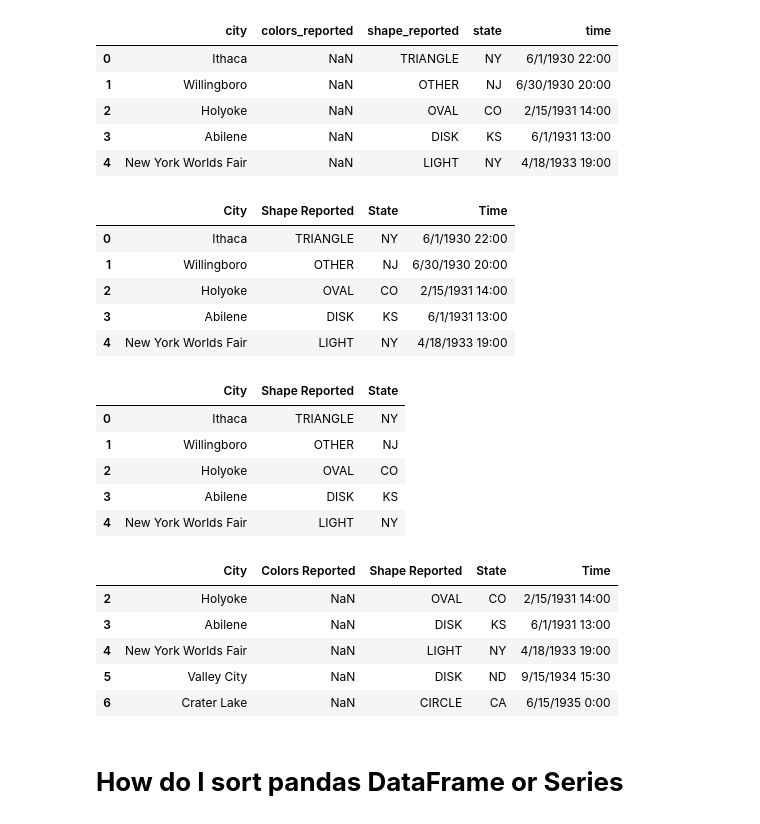
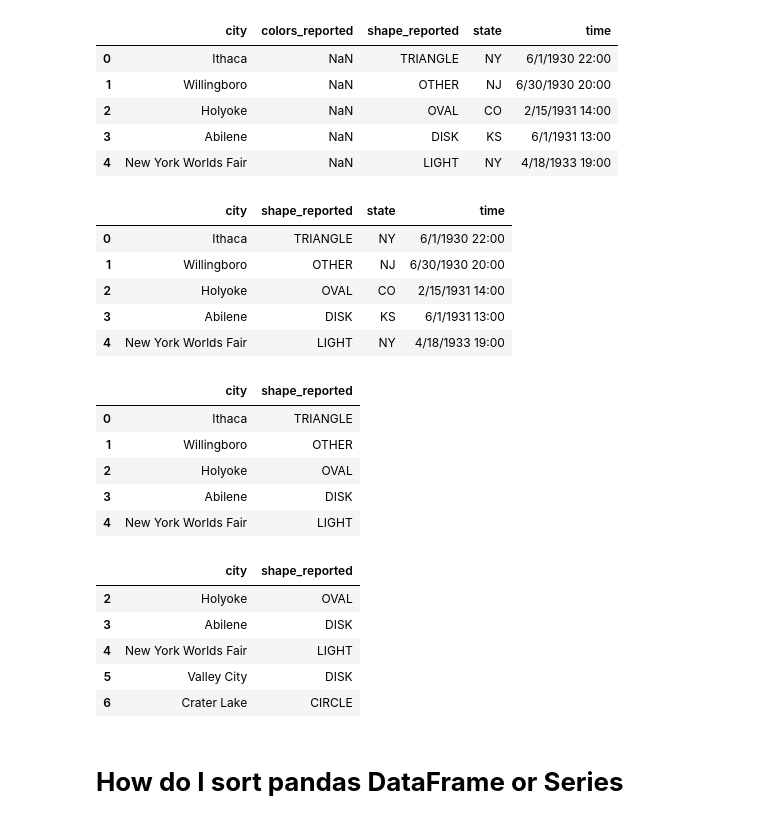
Before and after one commit to monisakhtar/ML, a Jupyter notebook: Pandas.ipynb, the cells around one changed output. Drawn from its saved outputs; the diff is of its cells as text; code cells hidden in the pictures.

```diff
--- a/Pandas.ipynb
+++ b/Pandas.ipynb
@@ -249,11 +249,11 @@ ufo.head()
 | 4 | New York Worlds Fair | NaN | LIGHT | NY | 4/18/1933 19:00 |
 # %%
 # Dropping single column
-ufo.drop('Colors Reported', axis = 1, inplace = True)
+ufo.drop('colors_reported', axis = 1, inplace = True)
 # axis = 1 means column
 ufo.head()
 # %% [output]
-|  | City | Shape Reported | State | Time |
+|  | city | shape_reported | state | time |
 | 0 | Ithaca | TRIANGLE | NY | 6/1/1930 22:00 |
 | 1 | Willingboro | OTHER | NJ | 6/30/1930 20:00 |
 | 2 | Holyoke | OVAL | CO | 2/15/1931 14:00 |
@@ -261,27 +261,27 @@ ufo.head()
 | 4 | New York Worlds Fair | LIGHT | NY | 4/18/1933 19:00 |
 # %%
 # Dropping multiple columns
-ufo.drop(['Colors Reported', 'Time'], axis = 1, inplace = True)
+ufo.drop(['state', 'time'], axis = 1, inplace = True)
 ufo.head()
 # %% [output]
-|  | City | Shape Reported | State |
-| 0 | Ithaca | TRIANGLE | NY |
-| 1 | Willingboro | OTHER | NJ |
-| 2 | Holyoke | OVAL | CO |
-| 3 | Abilene | DISK | KS |
-| 4 | New York Worlds Fair | LIGHT | NY |
+|  | city | shape_reported |
+| 0 | Ithaca | TRIANGLE |
+| 1 | Willingboro | OTHER |
+| 2 | Holyoke | OVAL |
+| 3 | Abilene | DISK |
+| 4 | New York Worlds Fair | LIGHT |
 # %%
 # Removing rows
 ufo.drop([0,1] , axis = 0, inplace = True)
 # axis = 0 is default
 ufo.head()
 # %% [output]
-|  | City | Colors Reported | Shape Reported | State | Time |
-| 2 | Holyoke | NaN | OVAL | CO | 2/15/1931 14:00 |
-| 3 | Abilene | NaN | DISK | KS | 6/1/1931 13:00 |
-| 4 | New York Worlds Fair | NaN | LIGHT | NY | 4/18/1933 19:00 |
-| 5 | Valley City | NaN | DISK | ND | 9/15/1934 15:30 |
-| 6 | Crater Lake | NaN | CIRCLE | CA | 6/15/1935 0:00 |
+|  | city | shape_reported |
+| 2 | Holyoke | OVAL |
+| 3 | Abilene | DISK |
+| 4 | New York Worlds Fair | LIGHT |
+| 5 | Valley City | DISK |
+| 6 | Crater Lake | CIRCLE |
 # %%
 # Reload the original data frame
 ufo = pd.read_csv('http://bit.ly/uforeports')
```
Also changed, not shown: parts of 11 cells of this notebook.
